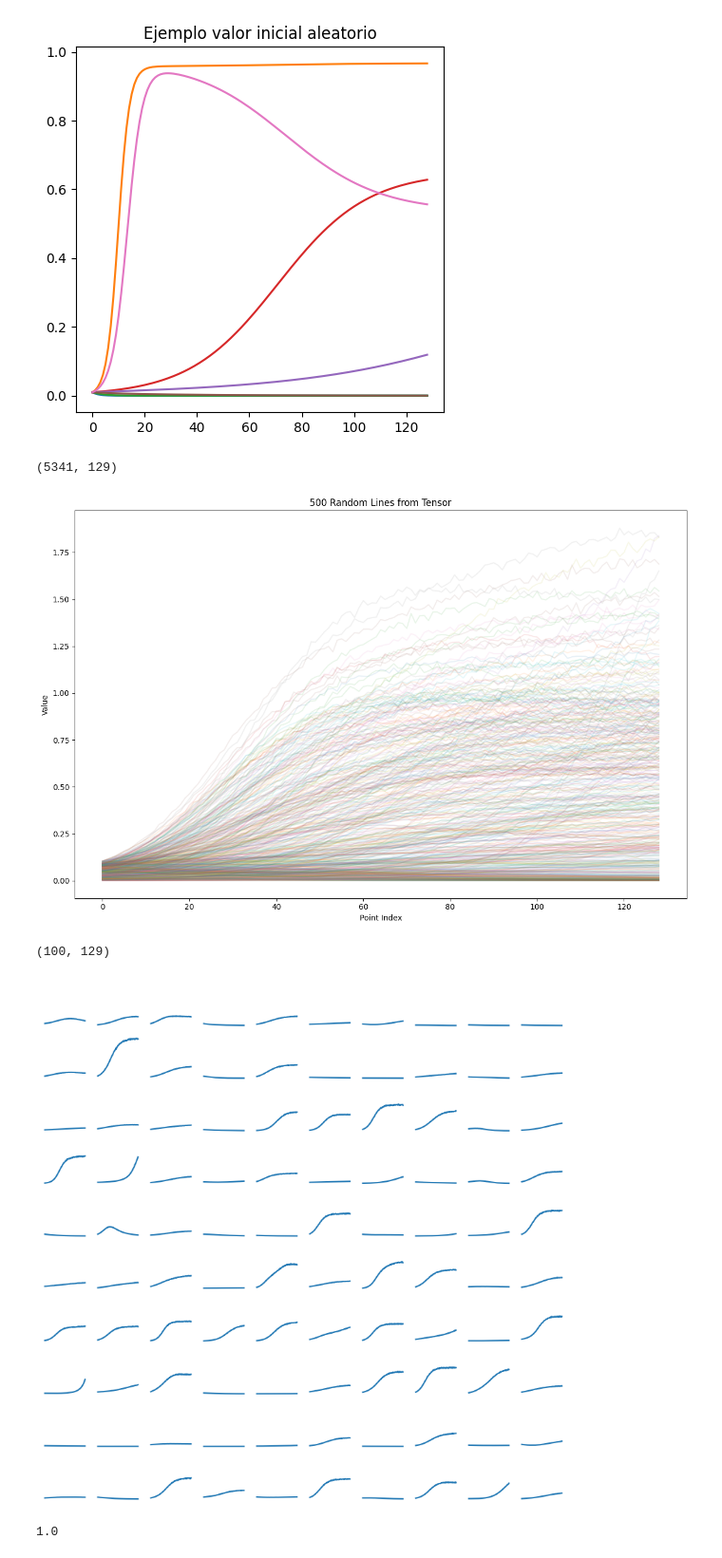
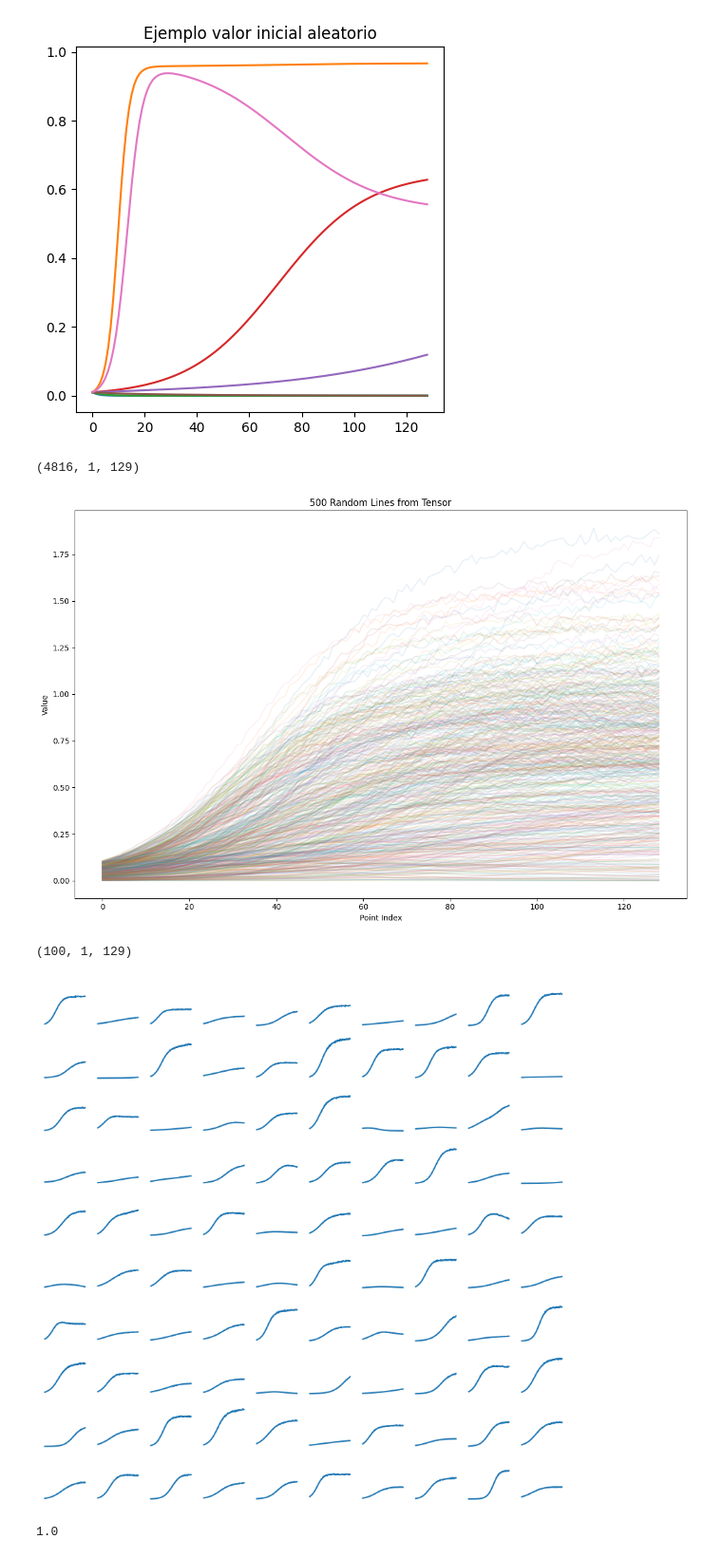
Before and after one commit to CarlosMari/TimeSeries, a Jupyter notebook: data_generation/familydata.ipynb, the cells around one changed output. Shown at 95% size. Cells and saved outputs as stored; diff of their text form; code cells hidden in the pictures.

```diff
--- a/data_generation/familydata.ipynb
+++ b/data_generation/familydata.ipynb
@@ -88,7 +88,7 @@ plt.show()
 n = 7
 SIGMA = 0.01
 np.random.seed(TRAIN_SEED)
-#np.random.seed(TEST_SEED)
+np.random.seed(TEST_SEED)
 
 sim_lists = []
 for i in trange(1000):
@@ -105,7 +105,7 @@ for i in trange(1000):
     NBR_IT = 129  # Number of iteractions
     TAU = 0.093  # Time step
     x_init = np.random.random(N_SIZE)*0.1  # Initial condition
-    r = np.random.uniform(-0.2, 1, N_SIZE)
+    r = np.random.uniform(0.2, 1, N_SIZE)
     #x_init = np.ones(N_SIZE) * 0.01
 
 
@@ -143,7 +143,7 @@ for i in trange(1000):
         sim_lists.append(sol)
 
 sols = np.array(sim_lists)
-sols = sols.reshape(-1, 129)
+sols = sols.reshape(-1,1, 129)
 print(sols.shape)
 random_indices = np.random.choice(1000, 500, replace=False)
 
@@ -152,7 +152,7 @@ fig, ax = plt.subplots(figsize=(12, 8))
 
 # Plot each selected line
 for idx in random_indices:
-    line = sols[idx]
+    line = sols[idx][0]
     ax.plot(line, alpha=0.1)
 
 # Customize the plot
@@ -165,22 +165,22 @@ ax.set_title('500 Random Lines from Tensor')
 plt.tight_layout()
 plt.show()
 # %% [output]
-(5341, 129)
+(4816, 1, 129)
-[figure, old version]
+[figure, new version]
 # %%
 fig, axs = plt.subplots(10,10, figsize = (10,10), sharex = True, sharey = True)
 axs = axs.flatten()
 
 # Choose 100 curves at random and plot them
 
 A = sols[np.random.randint(sols.shape[0],size = 100),:]
 
 print(A.shape)
 for i in range(100):
-    axs[i].plot(A[i])
+    axs[i].plot(A[i][0])
     axs[i].axis("off")
 plt.show()
 # %% [output]
-(100, 129)
+(100, 1, 129)
-[figure, old version]
+[figure, new version]
 # %%
```
Also changed, not shown: parts of 1 cell of this notebook.
